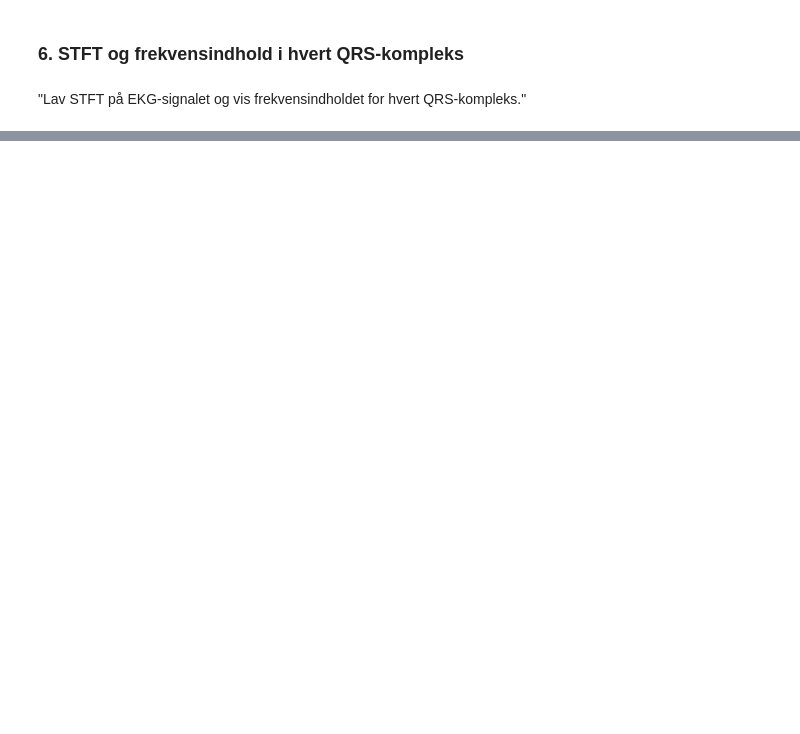
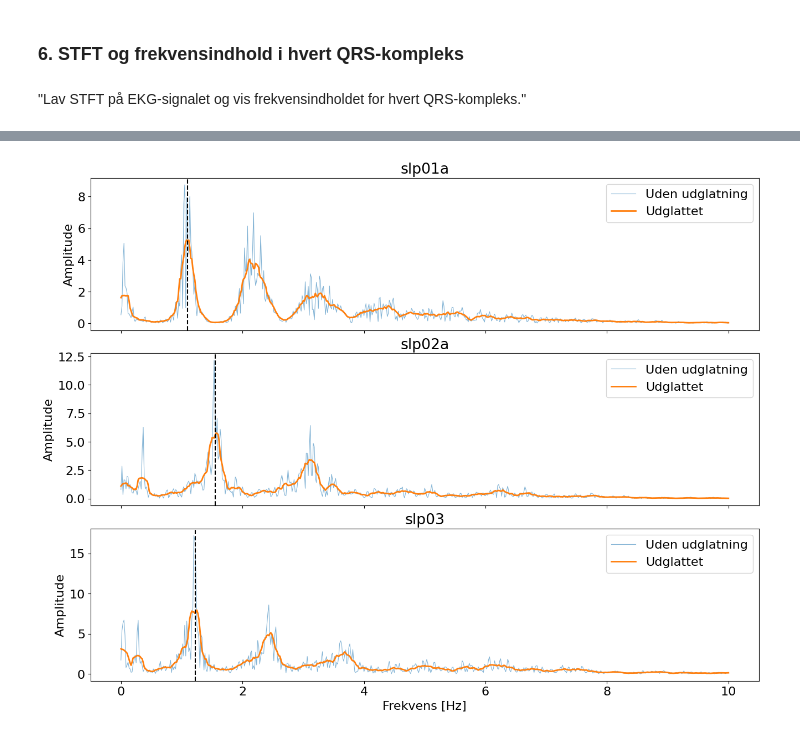
Before and after one commit to Lucuz47/DSB, a Jupyter notebook: Miniprojekt_B.ipynb, the cells around one changed output, grey strips where cells are left out. Cells and saved outputs as stored; diff of their text form; code cells hidden in the pictures; blank space fills up the shorter version.

```diff
--- a/Miniprojekt_B.ipynb
+++ b/Miniprojekt_B.ipynb
@@ -786,0 +713,20 @@ optræder.
+# %%
+from scipy.ndimage import uniform_filter1d
+
+data = np.load("Blodtryk_signaler.npz")
+
+fs_blood = float(data["fsample"])
+
+blood_signals = {
+    "slp01a": data["slp01a"],
+    "slp02a": data["slp02a"],
+    "slp03": data["slp03"]
+}
+
+print(f"Samplefrekvens: {fs_blood:.0f} Hz")
+
+for name, x in blood_signals.items():
+    print(
+        f"{name}: {len(x)} samples, "
+        f"{len(x) / fs_blood:.1f} sekunder"
+    )
@@ -786,0 +773,70 @@ optræder.
+# %%
+fig, axes = plt.subplots(
+    3, 1,
+    figsize=(13, 10),
+    sharex=True,
+    constrained_layout=True
+)
+
+for ax, (name, x) in zip(
+    axes,
+    blood_signals.items()
+):
+    f, amplitude, amplitude_smooth = (
+        blodtryk_spektrum(
+            x,
+            fs_blood,
+            smoothing_bins=11
+        )
+    )
+
+    # Blodtrykkets vigtigste information ligger
+    # hovedsageligt ved lave frekvenser
+    mask = f <= 10
+
+    ax.plot(
+        f[mask],
+        amplitude[mask],
+        linewidth=0.8,
+        alpha=0.55,
+        label="Uden udglatning"
+    )
+
+    ax.plot(
+        f[mask],
+        amplitude_smooth[mask],
+        linewidth=2,
+        color="tab:orange",
+        label="Udglattet"
+    )
+
+    ax.set_title(name)
+    ax.set_ylabel("Amplitude")
+    ax.legend()
+    ax.grid()
+
+axes[-1].set_xlabel("Frekvens [Hz]")
+
+axes[0].axvline(
+    x=1.1,
+    color="k",
+    linestyle="--",
+    label="1 Hz"
+)
+axes[1].axvline(
+    x=1.55,
+    color="k",
+    linestyle="--",
+    label="1 Hz"
+)
+
+axes[2].axvline(
+    x=1.22,
+    color="k",
+    linestyle="--",
+    label="1 Hz"
+)
+
+plt.show()
+# %% [output]
+[figure, added]
```
Also changed, not shown: parts of 19 cells of this notebook, 1 other file.
